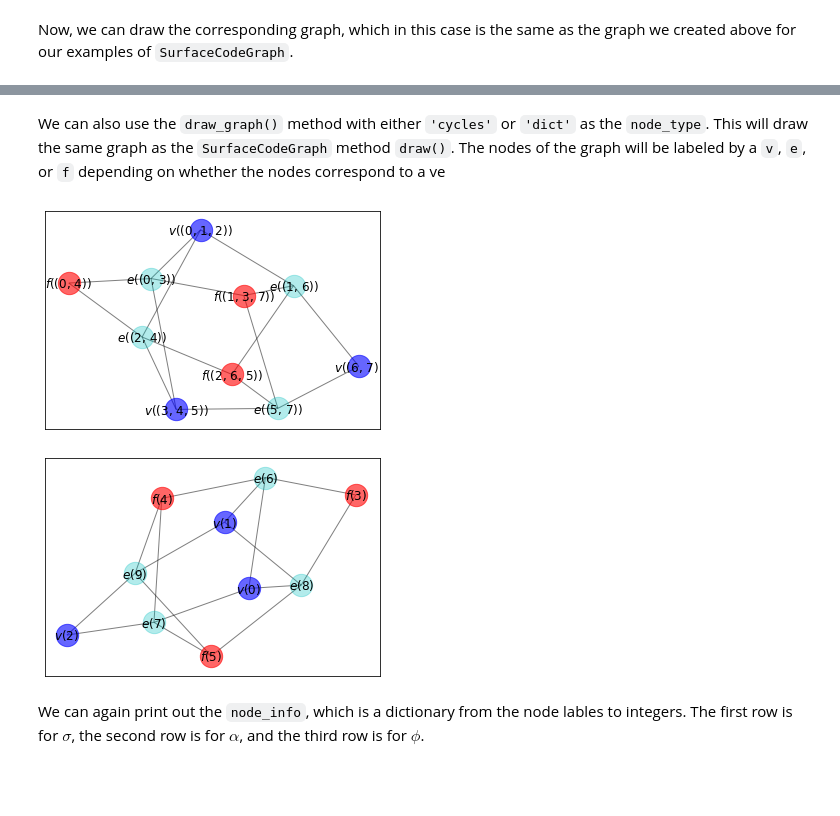
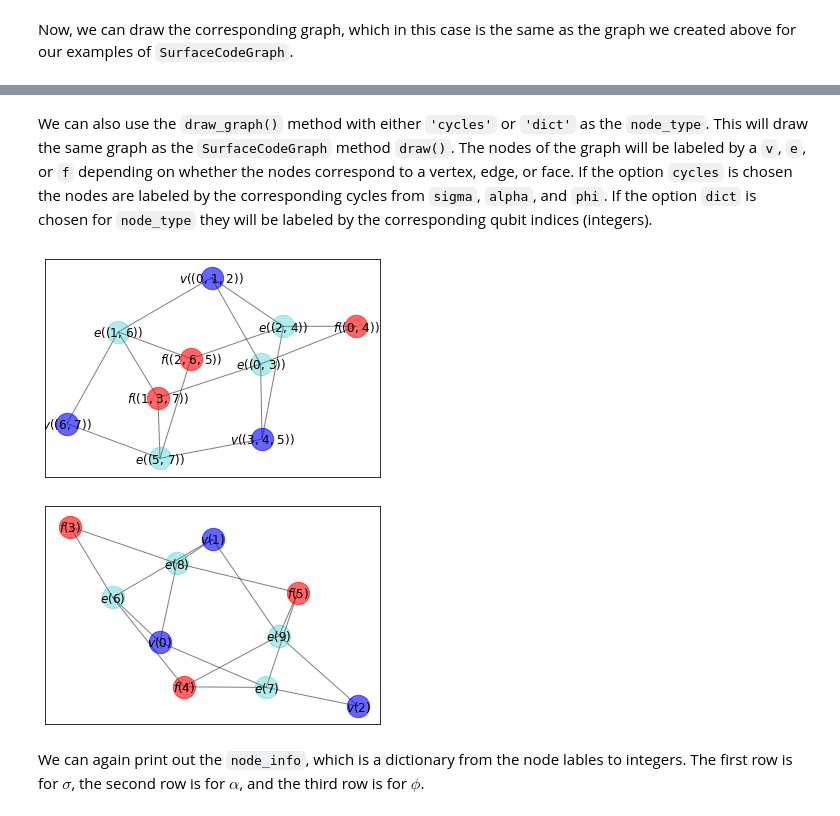
Before and after one commit to The-Singularity-Research/QISKit-Surface-Codes, a Jupyter notebook: Use Case Examples/surface_code_tutorial_2.ipynb, the cells around one changed output, grey strips where cells are left out. Saved outputs shown, nothing was run; the diff lists cells and outputs as text; code cells hidden in the pictures; blank space fills up the shorter version.

```diff
--- a/Use Case Examples/surface_code_tutorial_2.ipynb
+++ b/Use Case Examples/surface_code_tutorial_2.ipynb
@@ -570,11 +601,28 @@ class SurfaceCodeCircuit(QuantumCircuit):
         for node in coboundary_nodes:
             self.circ.x(self.alpha_dict[node])
 
-    def draw_graph(self, node_type=''):
+
+
+
+    def draw_graph(self, node_type='', layout = ''):
+        if layout == 'spring':
+            pos=nx.spring_layout(self.scgraph.code_graph)
+        if layout == 'spectral':
+            pos=nx.spectral_layout(self.scgraph.code_graph)
+        if layout == 'planar':
+            pos=nx.planar_layout(self.scgraph.code_graph)
+        if layout == 'shell':
+            pos=nx.shell_layout(self.scgraph.code_graph)
+        if layout == 'circular':
+            pos=nx.circular_layout(self.scgraph.code_graph)
+        if layout == 'spiral':
+            pos=nx.spiral_layout(self.scgraph.code_graph)
+        if layout == 'random':
+            pos=nx.random_layout(self.scgraph.code_graph)
         if node_type == 'cycles':
-            self.scgraph.draw('cycles')
+            self.scgraph.draw('cycles', layout)
         if node_type == 'dict':
-            self.scgraph.draw('dict')
+            self.scgraph.draw('dict', layout)
 # %% [markdown]
 This class will create a Qiskit circuit, with all black nodes of its `SurfaceCodeGraph` (corresponding to $\sigma$ and $\phi$) initialized in the $|+\rangle = H|0\rangle$ state, by applying a Hadamard gate. The *white* nodes, correspnding to the edges of the graph constructed by `SurfaceCodeGraph` (i.e. by cycles of $\alpha$), will be left alone and so will be in the $|0\rangle$ state.
 # %%
@@ -592,13 +640,13 @@ nx.draw(SCC.scgraph.code_graph, with_labels = True)
 # %% [markdown]
-We can also use the `draw_graph()` method with either `'cycles'` or `'dict'` as the `node_type`. This will draw the same graph as the `SurfaceCodeGraph` method `draw()`. The nodes of the graph will be labeled by a `v`, `e`, or `f` depending on whether the nodes correspond to a ve
+We can also use the `draw_graph()` method with either `'cycles'` or `'dict'` as the `node_type`. This will draw the same graph as the `SurfaceCodeGraph` method `draw()`. The nodes of the graph will be labeled by a `v`, `e`, or `f` depending on whether the nodes correspond to a vertex, edge, or face. If the option `cycles` is chosen the nodes are labeled by the corresponding cycles from `sigma`, `alpha`, and `phi`. If the option `dict` is chosen for `node_type` they will be labeled by the corresponding qubit indices (integers).
 # %%
-SCC.draw_graph('cycles')
+SCC.draw_graph('cycles', 'spring')
 # %% [output]
-[figure, old version]
+[figure, new version]
 # %%
-SCC.draw_graph('dict')
+SCC.draw_graph('dict', 'spring')
 # %% [output]
-[figure, old version]
+[figure, new version]
 # %% [markdown]
 We can again print out the `node_info`, which is a dictionary from the node lables to integers. The first row is for $\sigma$, the second row is for $\alpha$, and the third row is for $\phi$.
 # %%
```
Also changed, not shown: parts of 52 cells of this notebook, 1 other file.
